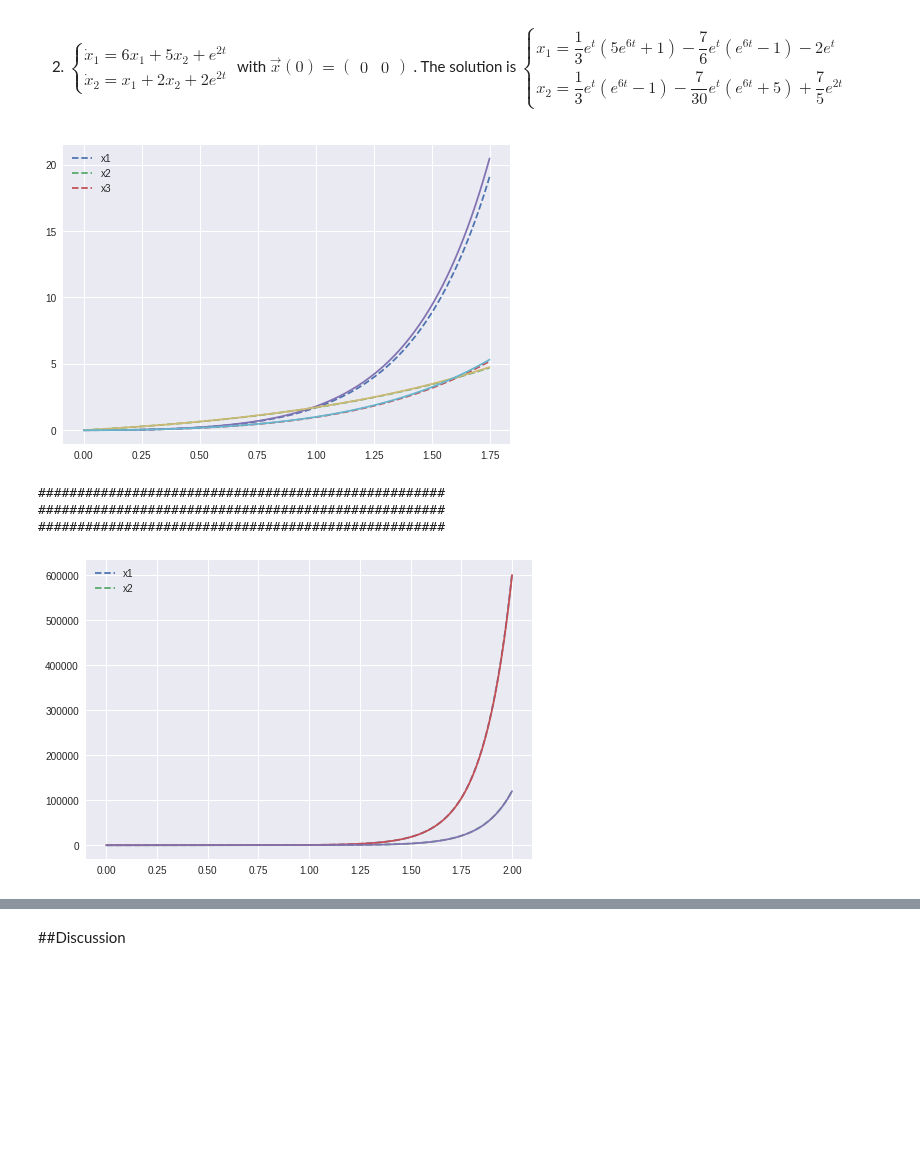
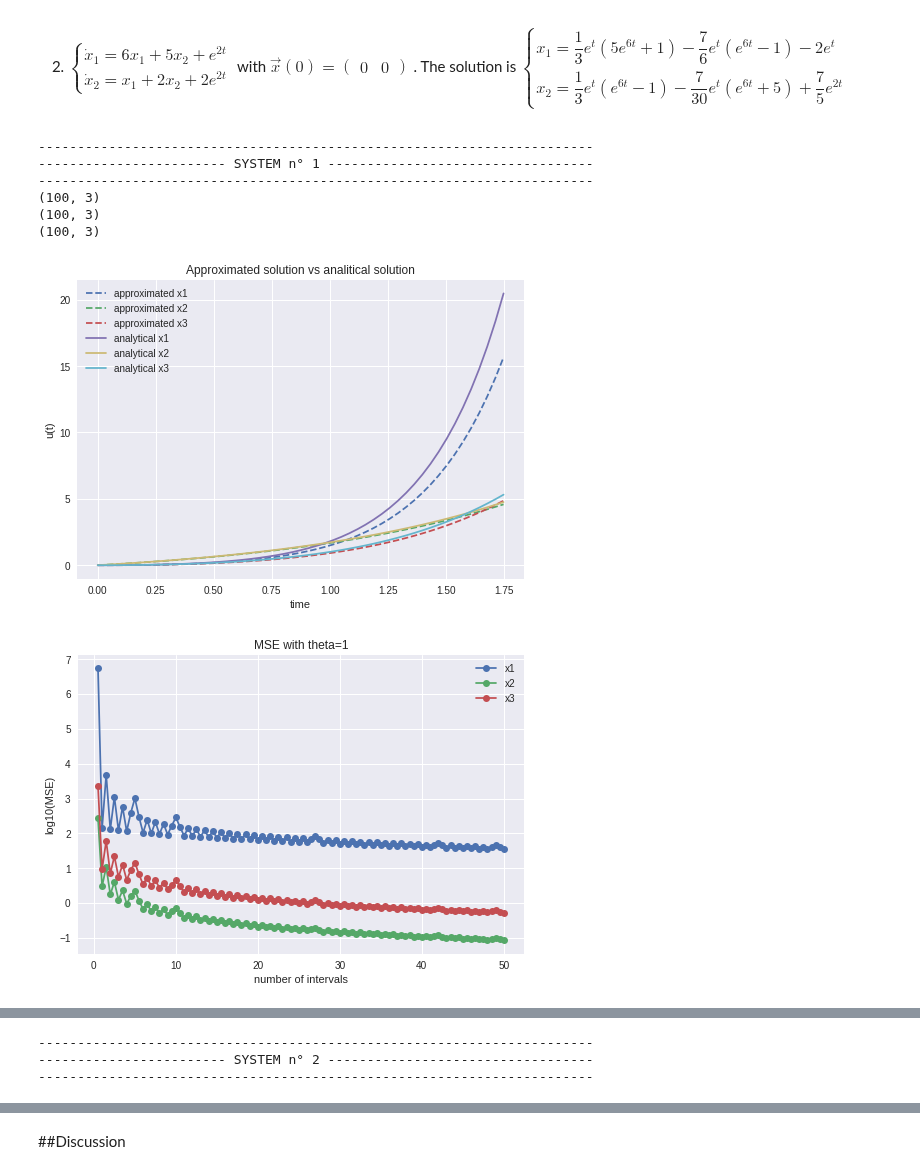
Before and after one commit to johanhoffman/DD2363-VT19, a Jupyter notebook: Lab-5/bozzato_lab5.ipynb, the cells around one changed output, grey strips where cells are left out. Cells and saved outputs as stored; diff of their text form; code cells hidden in the pictures; blank space fills up the shorter version.

```diff
--- a/Lab-5/bozzato_lab5.ipynb
+++ b/Lab-5/bozzato_lab5.ipynb
@@ -591,6 +595,10 @@ $ with $\vec{x}(0)=\begin{pmatrix}
 \end{cases}$
 # %%
 #https://math.mit.edu/~jorloff/suppnotes/suppnotes03/1803SupplementaryNotes_full.pdf
+
+print('-----------------------------------------------------------------------')
+print('------------------------ SYSTEM n° 1 ----------------------------------')
+print('-----------------------------------------------------------------------')
 
 def systemOdeFun(varVect,t):
   x1= varVect[0]
@@ -614,26 +622,30 @@ def systemFun(t):
   return x1, x2, x3
 
 U0= [0, 0, 0]
-x,U= systemOdeSolver(1.75, systemOdeFun, 1, U0, 200)
+T= 1.75
+Nmax= 50
+nTrials= 100
+analysisND(systemFun, systemOdeFun, U0, T, Nmax, nTrials)
+#x,U= systemOdeSolver(1.75, systemOdeFun, 1, U0, 200)
 
-U1, U2, U3= systemFun(x)
+#U1, U2, U3= systemFun(x)
 
 
-plt.figure()
-plt.plot(x,U[0,:], '--')
-plt.plot(x,U[1,:], '--')
-plt.plot(x,U[2,:], '--')
-plt.plot(x,U1)
-plt.plot(x,U2)
-plt.plot(x,U3)
+#plt.figure()
+#plt.plot(x,U[0,:], '--')
+#plt.plot(x,U[1,:], '--')
+#plt.plot(x,U[2,:], '--')
+#plt.plot(x,U1)
+#plt.plot(x,U2)
+#plt.plot(x,U3)
 
-plt.legend(['x1', 'x2', 'x3'])
-plt.show()
+#plt.legend(['x1', 'x2', 'x3'])
+#plt.show()
 
 
-print('####################################################')
-print('####################################################')
-print('####################################################')
+print('-----------------------------------------------------------------------')
+print('------------------------ SYSTEM n° 2 ----------------------------------')
+print('-----------------------------------------------------------------------')
 
 def systemOdeFun(varVect,t):
   x1= varVect[0]
@@ -641,35 +653,38 @@ def systemOdeFun(varVect,t):
 
   fun1= 6*x1 + 5*x2 + np.e**(2*t)
   fun2= x1 + 2*x2 + 2*np.e**(2*t)
 
   vect= np.array( [[fun1],
                    [fun2]] )
 
   return vect
 
 def systemFun(t):
   x1= (1/3)*np.e**t*(5*np.e**(6*t)+1) - (7/6)*np.e**t*(np.e**(6*t)-1) - 2*np.e**(2*t)
   x2= (1/3)*np.e**t*(np.e**(6*t)-1) - (7/30)*np.e**t*(np.e**(6*t)+5)  + (7*np.e**(2*t))/5
 
   return x1, x2
 
 U0= [0, 0]
 x,U= systemOdeSolver(2, systemOdeFun, 0.5, U0, 200)
 
 U1, U2= systemFun(x)
 
 
 plt.figure()
 plt.plot(x,U[0,:], '--')
 plt.plot(x,U[1,:], '--')
 plt.plot(x,U1)
 plt.plot(x,U2)
 
 plt.legend(['x1', 'x2'])
 plt.show()
 # %% [output]
+-----------------------------------------------------------------------
+------------------------ SYSTEM n° 1 ----------------------------------
+-----------------------------------------------------------------------
+(100, 3)
+(100, 3)
+(100, 3)
-[figure, old version]
+[figure, new version]
-####################################################
-####################################################
-####################################################
-[figure, old version]
+[figure, new version]
@@ -675,0 +695,3 @@ plt.show()
+-----------------------------------------------------------------------
+------------------------ SYSTEM n° 2 ----------------------------------
+-----------------------------------------------------------------------
```
Also changed, not shown: parts of 3 cells of this notebook.
